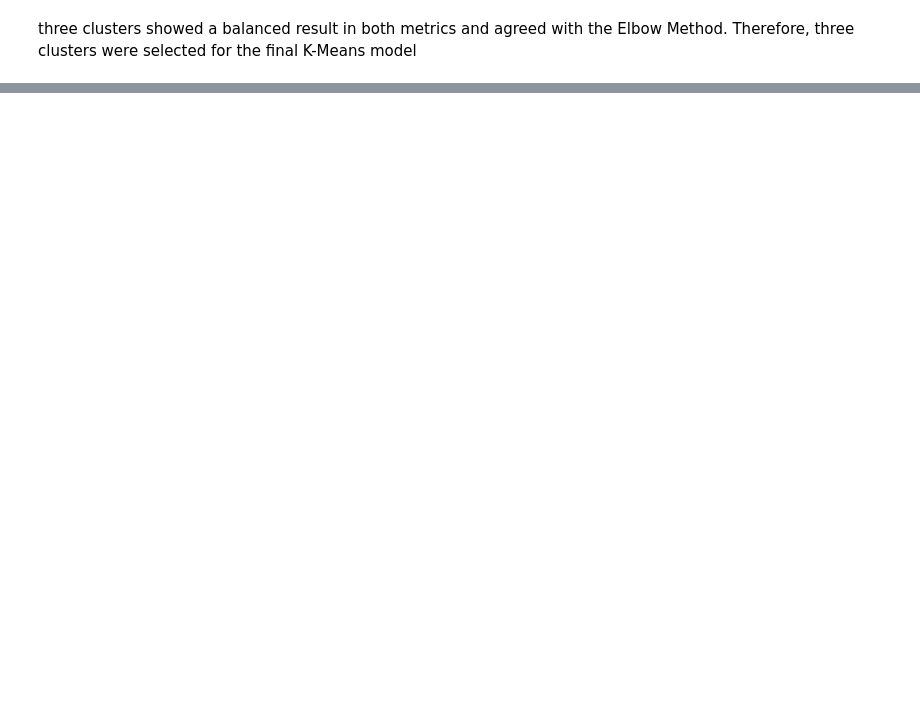
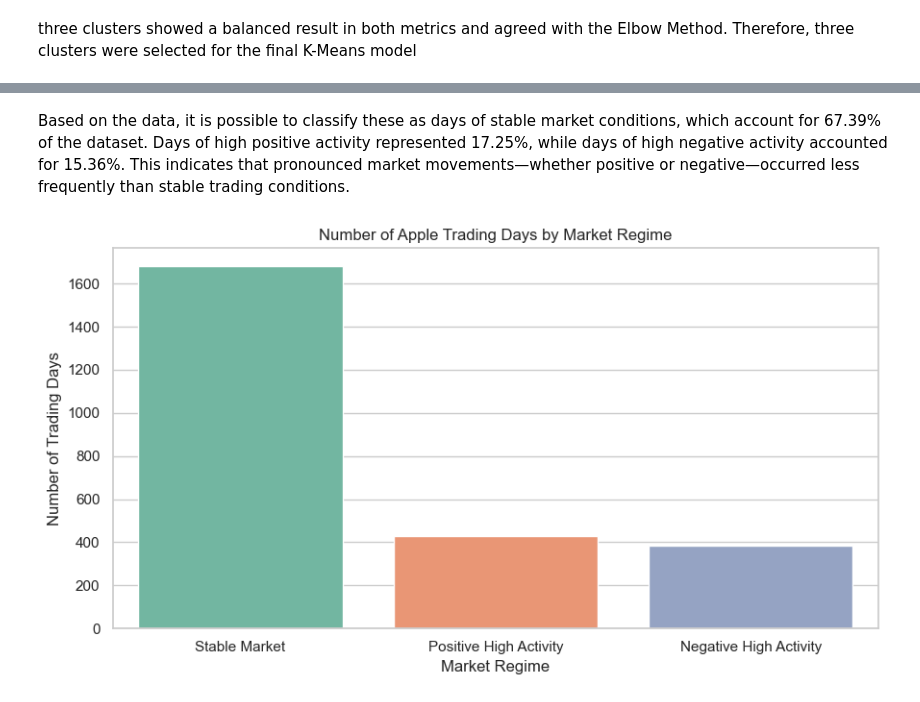
Before and after one commit to 2026228-dev/CA1MLB-2026228, a Jupyter notebook: AAPL.ipynb, the cells around one changed output, grey strips where cells are left out. Cells and saved outputs as stored; diff of their text form; code cells hidden in the pictures; blank space fills up the shorter version.

```diff
--- a/AAPL.ipynb
+++ b/AAPL.ipynb
@@ -800,0 +941,13 @@ three clusters showed a balanced result in both metrics and agreed with the Elbo
+# %%
+cluster_names = {
+    0: "Stable Market",
+    1: "Positive High Activity",
+    2: "Negative High Activity"
+}
+
+clustering_data["Market_Regime"] = (
+    clustering_data["KMeans_Cluster"]
+    .map(cluster_names)
+)
+
+print(clustering_data["Market_Regime"].value_counts())
@@ -800,0 +980,26 @@ three clusters showed a balanced result in both metrics and agreed with the Elbo
+# %% [markdown]
+Based on the data, it is possible to classify these as days of stable market conditions, which account for 67.39% of the dataset. Days of high positive activity represented 17.25%, while days of high negative activity accounted for 15.36%. This indicates that pronounced market movements—whether positive or negative—occurred less frequently than stable trading conditions.
+# %%
+regime_counts = (
+    clustering_data["Market_Regime"]
+    .value_counts()
+)
+
+plt.figure(figsize=(9, 5))
+
+sns.barplot(
+    x=regime_counts.index,
+    y=regime_counts.values,
+    hue=regime_counts.index,
+    palette="Set2",
+    legend=False
+)
+
+plt.title("Number of Apple Trading Days by Market Regime")
+plt.xlabel("Market Regime")
+plt.ylabel("Number of Trading Days")
+plt.xticks(rotation=0)
+plt.tight_layout()
+plt.show()
+# %% [output]
+[figure, added]
```
Also changed, not shown: parts of 23 cells of this notebook, 1 other file.
